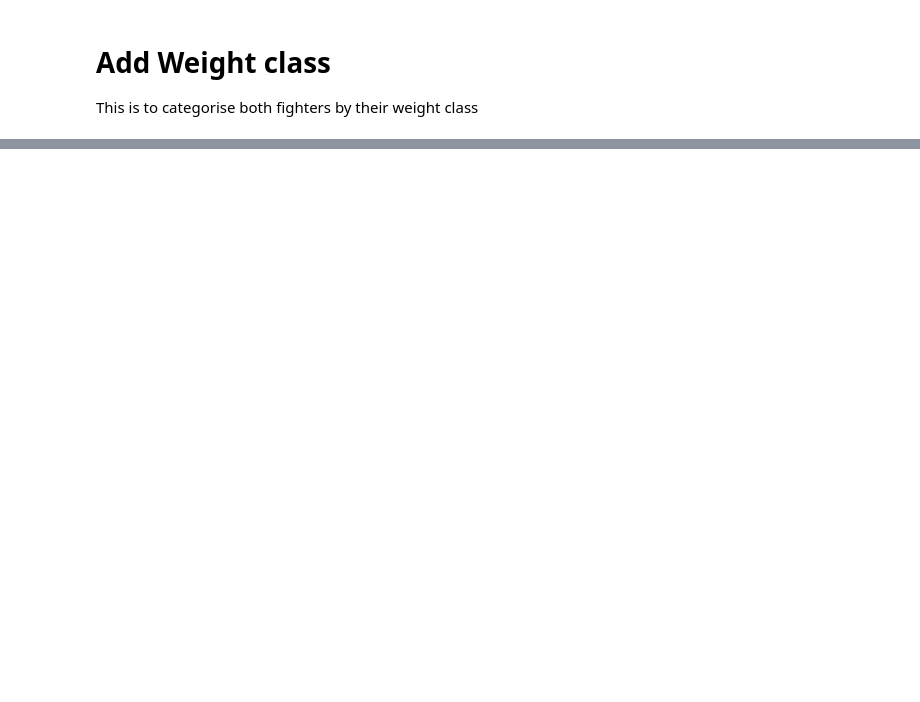
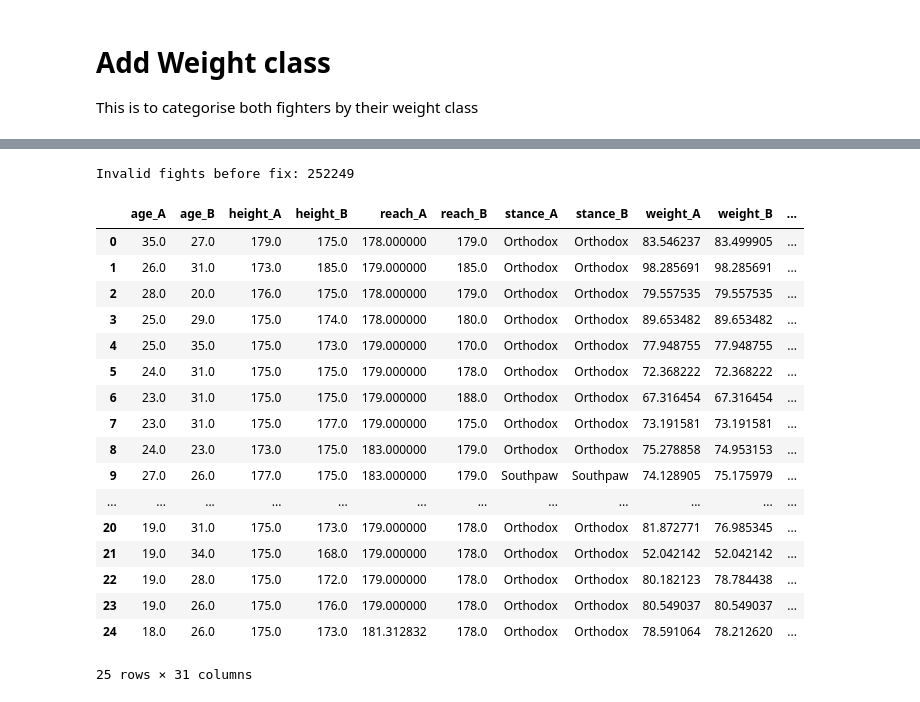
Before and after one commit to gurvirdhillon/boxing_ring_etl, a Jupyter notebook: notebooks/clean_boxer_info.ipynb, the cells around one changed output, grey strips where cells are left out. Drawn from its saved outputs; the diff is of its cells as text; code cells hidden in the pictures; blank space fills up the shorter version.

```diff
--- a/notebooks/clean_boxer_info.ipynb
+++ b/notebooks/clean_boxer_info.ipynb
@@ -920,0 +924,60 @@ df.tail()
+# %%
+weight_classes = {
+    "Minimumweight": 1, "Light Flyweight": 2, "Flyweight": 3, "Super Flyweight": 4,
+    "Bantamweight": 5, "Super Bantamweight": 6, "Featherweight": 7, "Super Featherweight": 8,
+    "Lightweight": 9, "Super Lightweight": 10, "Welterweight": 11,
+    "Super Welterweight": 12, "Middleweight": 13, "Super Middleweight": 14,
+    "Light Heavyweight": 15, "Cruiserweight": 16, "Heavyweight": 17
+}
+
+
+# Giving ranks directly (vectorized)
+df['rank_A'] = df['class_A'].map(weight_classes)
+df['rank_B'] = df['class_B'].map(weight_classes)
+
+df['class_diff'] = abs(df['rank_A'] - df['rank_B'])
+
+# Finding invalid fights (>1 class apart)
+invalid = df['class_diff'] > 1
+print(f"Invalid fights before fix: {invalid.sum()}")
+
+# Randomly decide which side to adjust (vectorized)
+adjust_A = np.random.rand(len(df)) > 0.5  # True = adjust A, False = adjust B
+
+# 4️⃣ For A-adjust cases → copy class_B & weight_B
+df.loc[invalid & adjust_A, 'class_A'] = df.loc[invalid & adjust_A, 'class_B']
+df.loc[invalid & adjust_A, 'weight_A'] = df.loc[invalid & adjust_A, 'weight_B']
+
+# 5️⃣ For B-adjust cases → copy class_A & weight_A
+df.loc[invalid & ~adjust_A, 'class_B'] = df.loc[invalid & ~adjust_A, 'class_A']
+df.loc[invalid & ~adjust_A, 'weight_B'] = df.loc[invalid & ~adjust_A, 'weight_A']
+
+# 6️⃣ Recalculate ranks after corrections
+df['rank_A'] = df['class_A'].map(weight_classes)
+df['rank_B'] = df['class_B'].map(weight_classes)
+df['class_diff'] = abs(df['rank_A'] - df['rank_B'])
+
+# print(f"Invalid fights after fix: {(df['class_diff']>1).sum()}")
+# %% [output]
+Invalid fights before fix: 252249
+# %%
+df.head(25)
+# %% [output]
+|  | age_A | age_B | height_A | height_B | reach_A | reach_B | stance_A | stance_B | weight_A | weight_B | ... |
+| 0 | 35.0 | 27.0 | 179.0 | 175.0 | 178.000000 | 179.0 | Orthodox | Orthodox | 83.546237 | 83.499905 | ... |
+| 1 | 26.0 | 31.0 | 173.0 | 185.0 | 179.000000 | 185.0 | Orthodox | Orthodox | 98.285691 | 98.285691 | ... |
+| 2 | 28.0 | 20.0 | 176.0 | 175.0 | 178.000000 | 179.0 | Orthodox | Orthodox | 79.557535 | 79.557535 | ... |
+| 3 | 25.0 | 29.0 | 175.0 | 174.0 | 178.000000 | 180.0 | Orthodox | Orthodox | 89.653482 | 89.653482 | ... |
+| 4 | 25.0 | 35.0 | 175.0 | 173.0 | 179.000000 | 170.0 | Orthodox | Orthodox | 77.948755 | 77.948755 | ... |
+| 5 | 24.0 | 31.0 | 175.0 | 175.0 | 179.000000 | 178.0 | Orthodox | Orthodox | 72.368222 | 72.368222 | ... |
+| 6 | 23.0 | 31.0 | 175.0 | 175.0 | 179.000000 | 188.0 | Orthodox | Orthodox | 67.316454 | 67.316454 | ... |
+| 7 | 23.0 | 31.0 | 175.0 | 177.0 | 179.000000 | 175.0 | Orthodox | Orthodox | 73.191581 | 73.191581 | ... |
+| 8 | 24.0 | 23.0 | 173.0 | 175.0 | 183.000000 | 179.0 | Orthodox | Orthodox | 75.278858 | 74.953153 | ... |
+| 9 | 27.0 | 26.0 | 177.0 | 175.0 | 183.000000 | 179.0 | Southpaw | Southpaw | 74.128905 | 75.175979 | ... |
+| ... | ... | ... | ... | ... | ... | ... | ... | ... | ... | ... | ... |
+| 20 | 19.0 | 31.0 | 175.0 | 173.0 | 179.000000 | 178.0 | Orthodox | Orthodox | 81.872771 | 76.985345 | ... |
+| 21 | 19.0 | 34.0 | 175.0 | 168.0 | 179.000000 | 178.0 | Orthodox | Orthodox | 52.042142 | 52.042142 | ... |
+| 22 | 19.0 | 28.0 | 175.0 | 172.0 | 179.000000 | 178.0 | Orthodox | Orthodox | 80.182123 | 78.784438 | ... |
+| 23 | 19.0 | 26.0 | 175.0 | 176.0 | 179.000000 | 178.0 | Orthodox | Orthodox | 80.549037 | 80.549037 | ... |
+| 24 | 18.0 | 26.0 | 175.0 | 173.0 | 181.312832 | 178.0 | Orthodox | Orthodox | 78.591064 | 78.212620 | ... |
+25 rows × 31 columns
```
Also changed, not shown: parts of 19 cells of this notebook, 5 other files.
